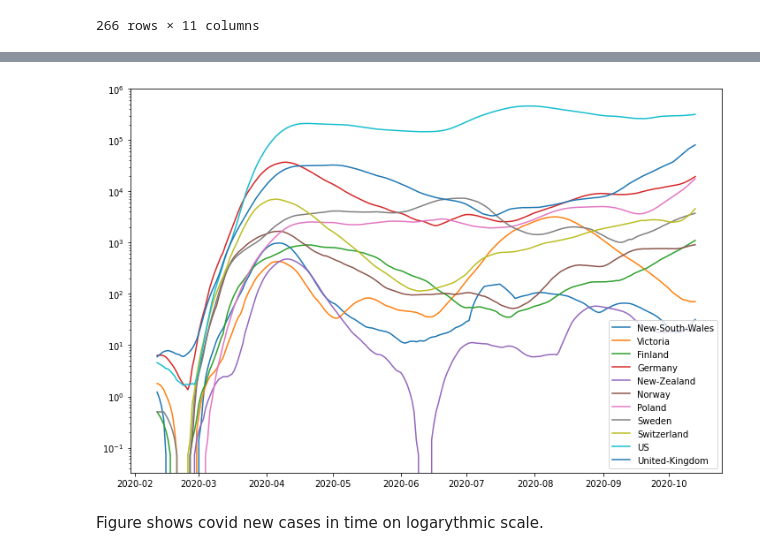
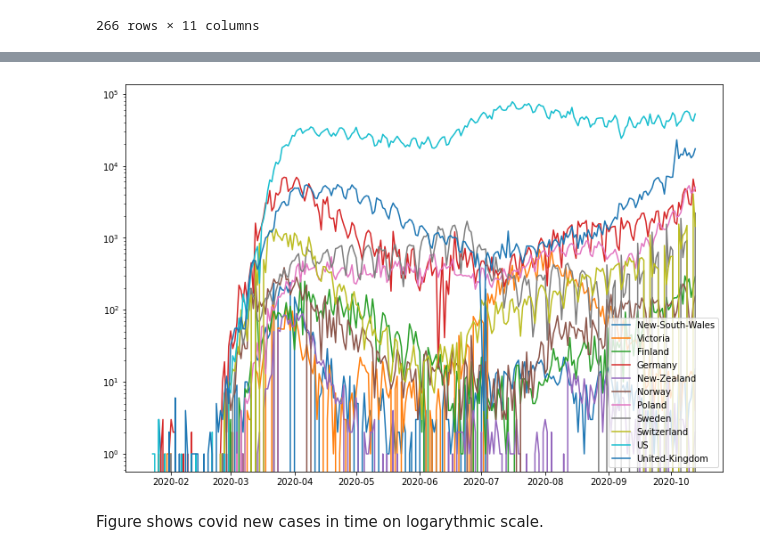
Before and after one commit to cognitum-octopus/cognipy, a Jupyter notebook: examples/Notebooks/Covid/Virus.ipynb, the cells around one changed output, grey strips where cells are left out. Saved outputs shown, nothing was run; the diff lists cells and outputs as text; code cells hidden in the pictures.

```diff
--- a/examples/Notebooks/Covid/Virus.ipynb
+++ b/examples/Notebooks/Covid/Virus.ipynb
@@ -135,7 +135,7 @@ covid_data
 | 2020-10-13 | 4310 | 20311 | 12499 | 337314 | 1874 | 15793 | 135278 | 100654 | 65881 | ... |
 266 rows × 11 columns
 # %%
-new_cases = covid_data.diff(periods=7).dropna()
+new_cases = covid_data.diff(periods=1).dropna()
 # %%
 new_cases
 # %% [output]
@@ -158,15 +158,15 @@ from matplotlib import pyplot as plt
 # %%
 plt.figure(figsize=(12,8))
 
-rolling14 = new_cases.rolling(window=14).mean()
+rolling14 = new_cases.rolling(window=1).mean()
 for column in rolling14.columns:
     plt.plot(rolling14.index, rolling14[column], label=column)
 
 plt.legend(loc=4)
 plt.yscale("log")
 
 plt.show()
 # %% [output]
-[figure, old version]
+[figure, new version]
 # %% [markdown]
 Figure shows covid new cases in time on logarythmic scale.
```
Also changed, not shown: parts of 3 cells of this notebook.
